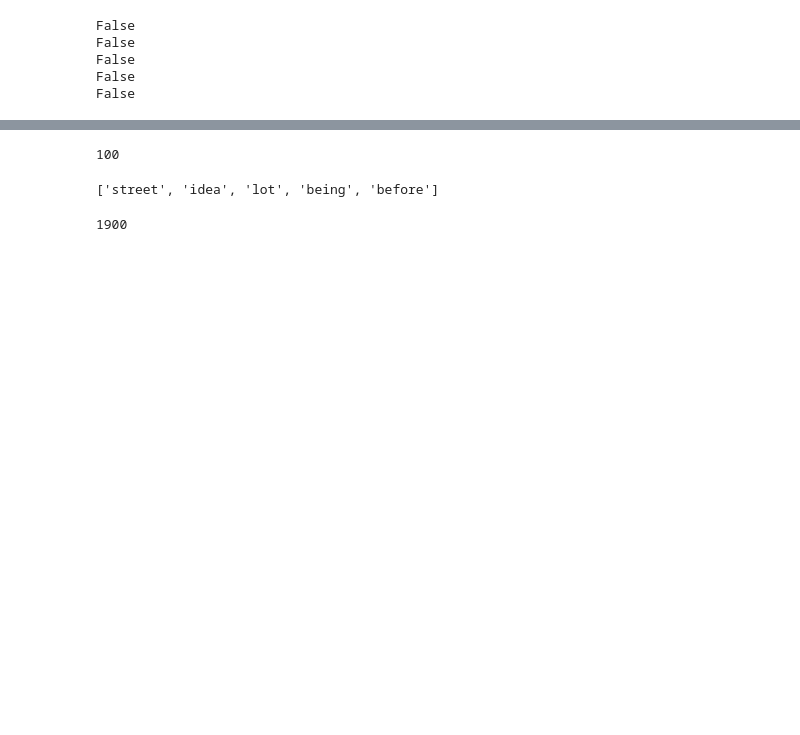
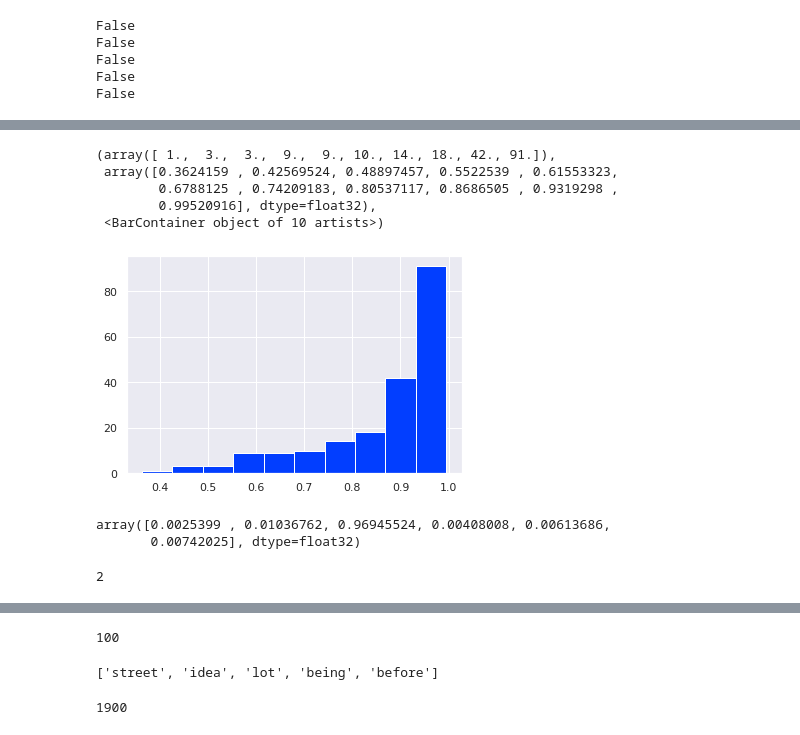
Before and after one commit to harvard-edge/multilingual_kws, a Jupyter notebook: embedding_experiments.ipynb, the cells around one changed output, grey strips where cells are left out. Cells and saved outputs as stored; diff of their text form; code cells hidden in the pictures; blank space fills up the shorter version.

```diff
--- a/embedding_experiments.ipynb
+++ b/embedding_experiments.ipynb
@@ -635,0 +1031,22 @@ prediction idea
+# %%
+# figure out how to fancy-index this later
+confs = []
+for ix,p in enumerate(ps):
+    confs.append(preds[ix][p])
+plt.hist(confs)
+# %% [output]
+(array([ 1.,  3.,  3.,  9.,  9., 10., 14., 18., 42., 91.]),
+ array([0.3624159 , 0.42569524, 0.48897457, 0.5522539 , 0.61553323,
+        0.6788125 , 0.74209183, 0.80537117, 0.8686505 , 0.9319298 ,
+        0.99520916], dtype=float32),
+ <BarContainer object of 10 artists>)
+[figure, added]
+# %%
+preds[0]
+# %% [output]
+array([0.0025399 , 0.01036762, 0.96945524, 0.00408008, 0.00613686,
+       0.00742025], dtype=float32)
+# %%
+np.argmax(preds,axis=1)[0]
+# %% [output]
+2
```
Also changed, not shown: parts of 46 cells of this notebook.
